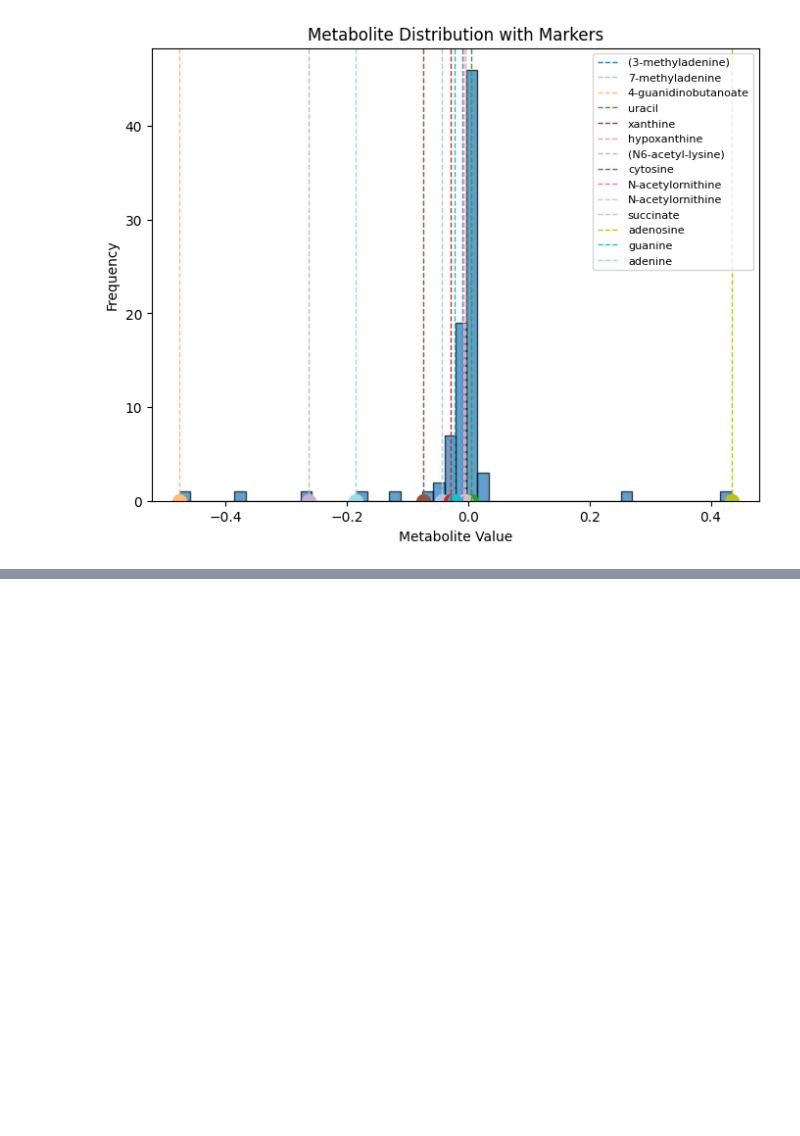
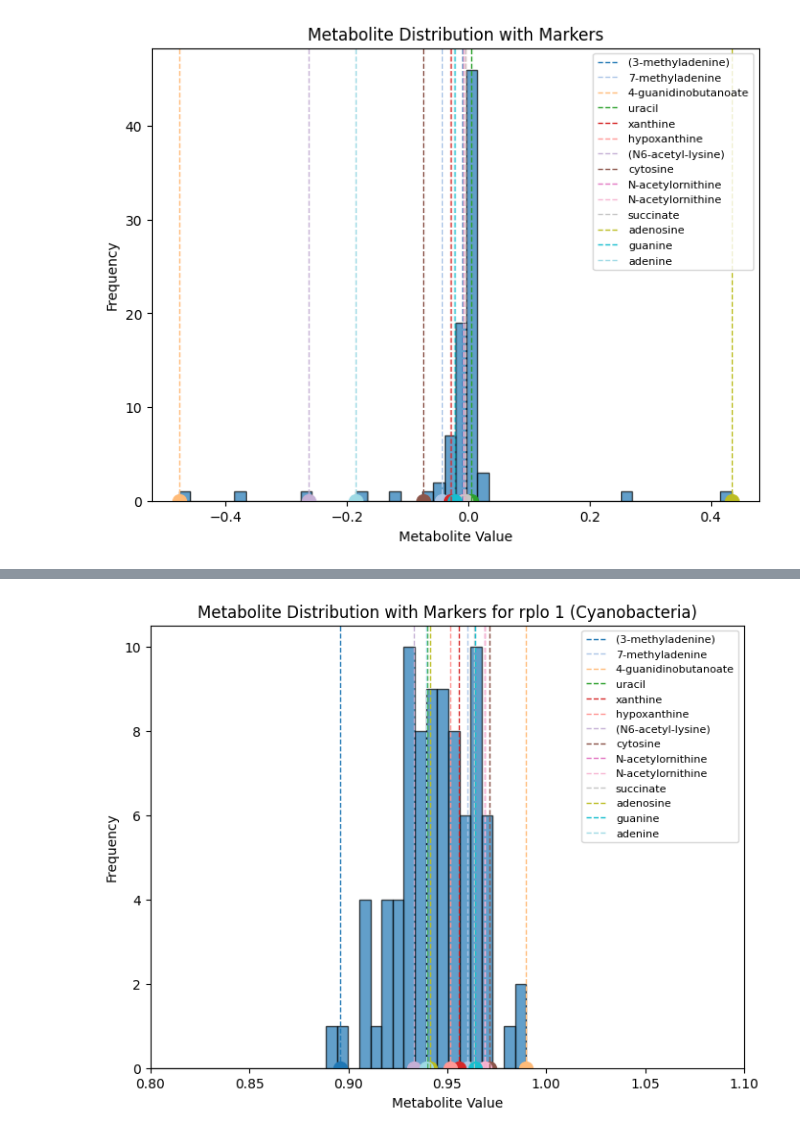
Before and after one commit to DriesDeRyck/thesis, a Jupyter notebook: DoubleML/data/soil_benchmark/soil.ipynb, the cells around one changed output, grey strips where cells are left out. Cells and saved outputs as stored; diff of their text form; code cells hidden in the pictures; blank space fills up the shorter version.

```diff
--- a/DoubleML/data/soil_benchmark/soil.ipynb
+++ b/DoubleML/data/soil_benchmark/soil.ipynb
@@ -43,12 +43,20 @@ metabolites.to_csv("./data/metabolites.tsv", sep="\t", index=True)
 1.327
 # %%
 # Inspect results
-select_microbes = ['rplo 1 (Cyanobacteria)', 'rplo 2 (Firmicutes)',
-                   'rplo 60 (Firmicutes)', 'rplo 7 (Actinobacteria)']
-microcoleus_metabolites = ['(3-methyladenine)', '7-methyladenine', '4-guanidinobutanoate', 'uracil',
+rplo_1 = ['rplo 1 (Cyanobacteria)']
+rplo_2 = ['rplo 2 (Firmicutes)']
+rplo_60 = ['rplo 60 (Firmicutes)']
+metabolites_1 = ['(3-methyladenine)', '7-methyladenine', '4-guanidinobutanoate', 'uracil',
                            'xanthine', 'hypoxanthine', '(N6-acetyl-lysine)', 'cytosine',
                            'N-acetylornithine', 'N-acetylornithine', 'succinate',
                            'adenosine', 'guanine', 'adenine']
+metabolites_2 = ['cytosine', 'uracil', 'hypoxanthine', '(N6-acetyl-lysine)', 'guanine',
+                 'disaccharide (maltose)', 'glutamine', 'myristate', 'glutamate']
+metabolites_60 = ['uracil', 'xanthine', 'hypoxanthine', '(N6-acetyl-lysine)', 'citrulline',
+                  'adenine', 'guanine', 'disaccharide (maltose)', 'glutamine', 'myristate', 'glutamate']
+select_microbes, microcoleus_metabolites = rplo_1, metabolites_1
+# select_microbes, microcoleus_metabolites = rplo_2, metabolites_2
+# select_microbes, microcoleus_metabolites = rplo_60, metabolites_60
 # %%
 coefficients = pd.read_csv("./results/coefficient_matrix_parallel.tsv", sep="\t", index_col=0)
 coefficients
@@ -436,0 +445,3 @@ plt.show()
+# %%
+clr_ranks = pd.read_csv("./results_clr/coefficient_matrix_parallel.tsv", index_col=0, sep='\t')
+clr_ranks
@@ -436,0 +462,25 @@ plt.show()
+# %%
+# Plot histogram of all values
+plt.figure(figsize=(8, 6))
+plt.hist(clr_ranks[select_microbes[0]], bins=500, alpha=0.7, edgecolor='black')
+ax = plt.gca()
+ax.set_xlim([0.8, 1.1]) # set x axis range
+# Get a colormap (e.g., 'tab20' for distinct colors)
+colormap = plt.get_cmap('tab20', len(microcoleus_metabolites))  # You can change the colormap as needed
+
+# Overlay markers for specified metabolites with different colors
+for i, metabolite in enumerate(microcoleus_metabolites):
+    if metabolite in clr_ranks.index:
+        value = clr_ranks.loc[metabolite, select_microbes[0]]
+        color = colormap(i)  # Get the color from the colormap
+        plt.axvline(value, linestyle='dashed', linewidth=1, label=metabolite, color=color)
+        plt.scatter(value, 0, color=color, marker='o', s=100)  # Use the same color for the marker
+
+# Formatting
+plt.xlabel("Metabolite Value")
+plt.ylabel("Frequency")
+plt.title(f"Metabolite Distribution with Markers for {select_microbes[0]}")
+plt.legend(loc='upper right', fontsize=8)  # Adjust legend placement if needed
+plt.savefig(f"./figures/clr_select_metabolites.png")
+# %% [output]
+[figure, added]
```
Also changed, not shown: parts of 9 cells of this notebook, 29 other files.
